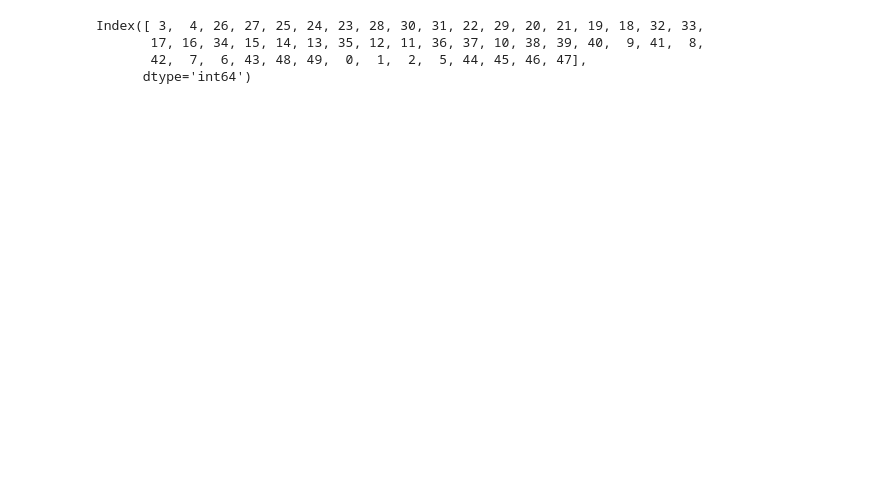
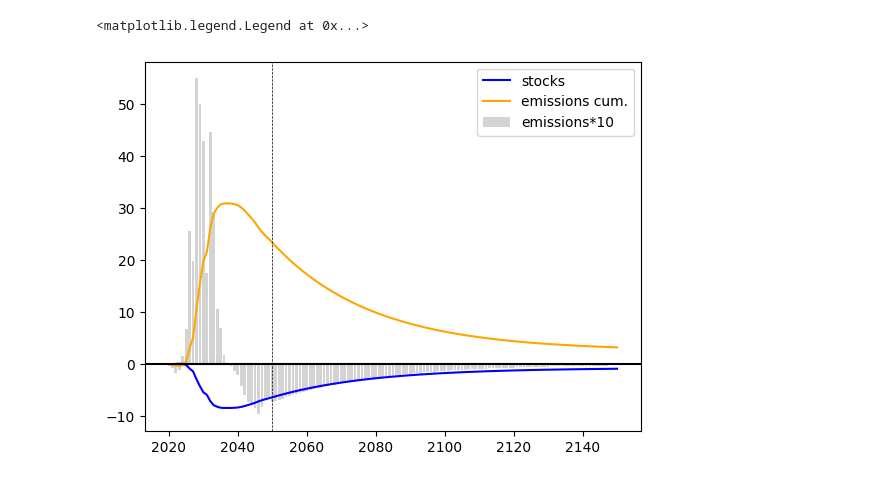
Before and after one commit to SLU-foodsystems/CIBUSmod, a Jupyter notebook: notebooks/LUC.ipynb, the cells around one changed output. Cells and saved outputs as stored; diff of their text form; code cells hidden in the pictures; blank space fills up the shorter version.

```diff
--- a/notebooks/LUC.ipynb
+++ b/notebooks/LUC.ipynb
@@ -151,7 +49,8 @@ A.loc[:] = A.iloc[0]
 # %%
+Ach = A1.diff().fillna(0)
 LUCts = LUCTimeSeries(
-    A = A,
-    Cmax = (5,50),
+    Ach = Ach,
+    Cmax = (5_000,50_000),
     T50 = (0.5,20),
     extend = 100
 )
@@ -246,7 +58,12 @@ d2.sum()
-# %%
-d1.index
-# %% [output]
-Index([ 3,  4, 26, 27, 25, 24, 23, 28, 30, 31, 22, 29, 20, 21, 19, 18, 32, 33,
-       17, 16, 34, 15, 14, 13, 35, 12, 11, 36, 37, 10, 38, 39, 40,  9, 41,  8,
-       42,  7,  6, 43, 48, 49,  0,  1,  2,  5, 44, 45, 46, 47],
-      dtype='int64')
+# %%
+stocks = LUCts.get_stocks() / 1_000_000_000
+emissions = LUCts.get_CO2() / 1_000_000_000
+ax = stocks.plot(label='stocks', color='blue')
+ax.bar(emissions.index, emissions*10, label='emissions*10', color='lightgrey')
+emissions.cumsum().plot(label='emissions cum.', color='orange', ax=ax)
+ax.axhline(0, color='black')
+ax.axvline(2050, color='black', linestyle='--', linewidth=0.5)
+ax.legend()
+# %% [output]
+<matplotlib.legend.Legend at 0x...>
+[figure, added]
```
Also changed, not shown: parts of 13 cells of this notebook, 1 other file.
